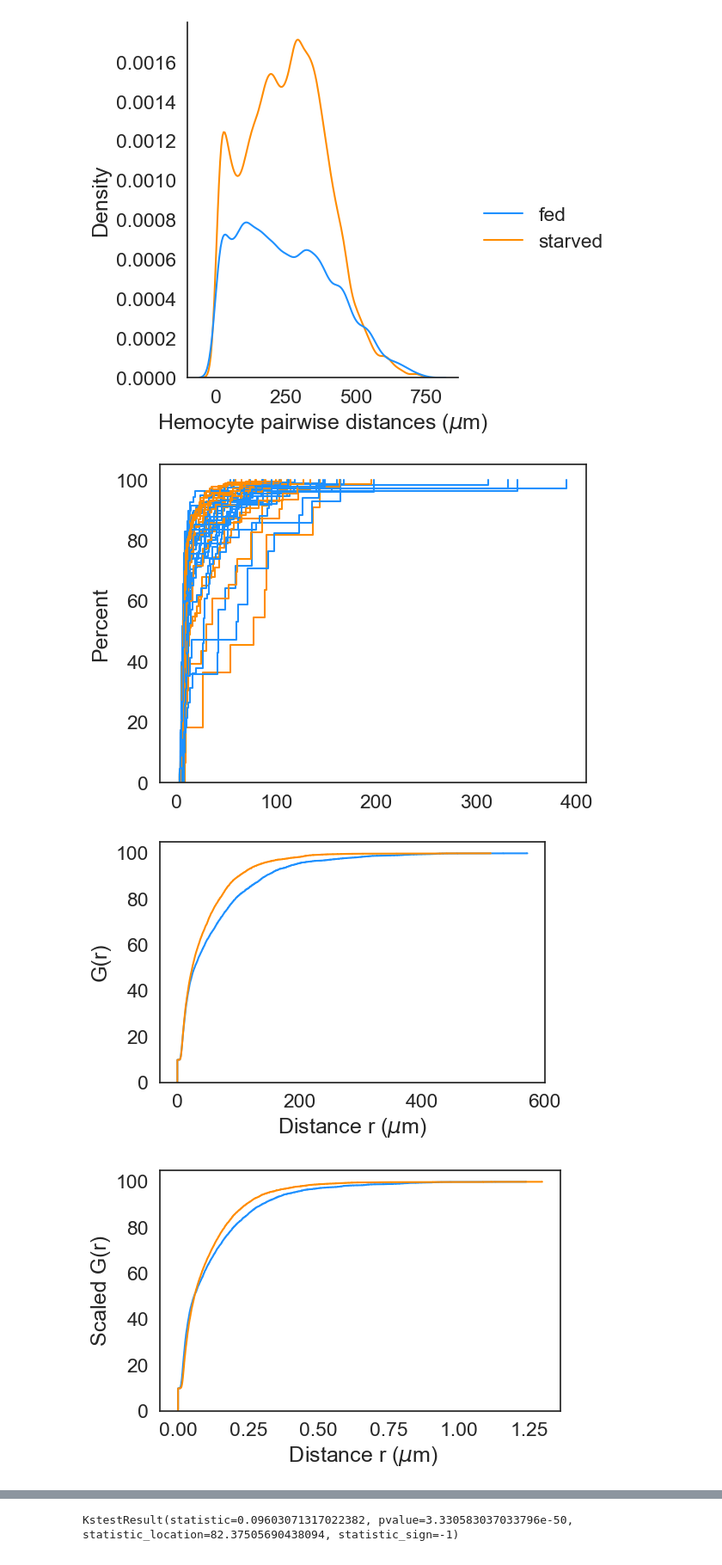
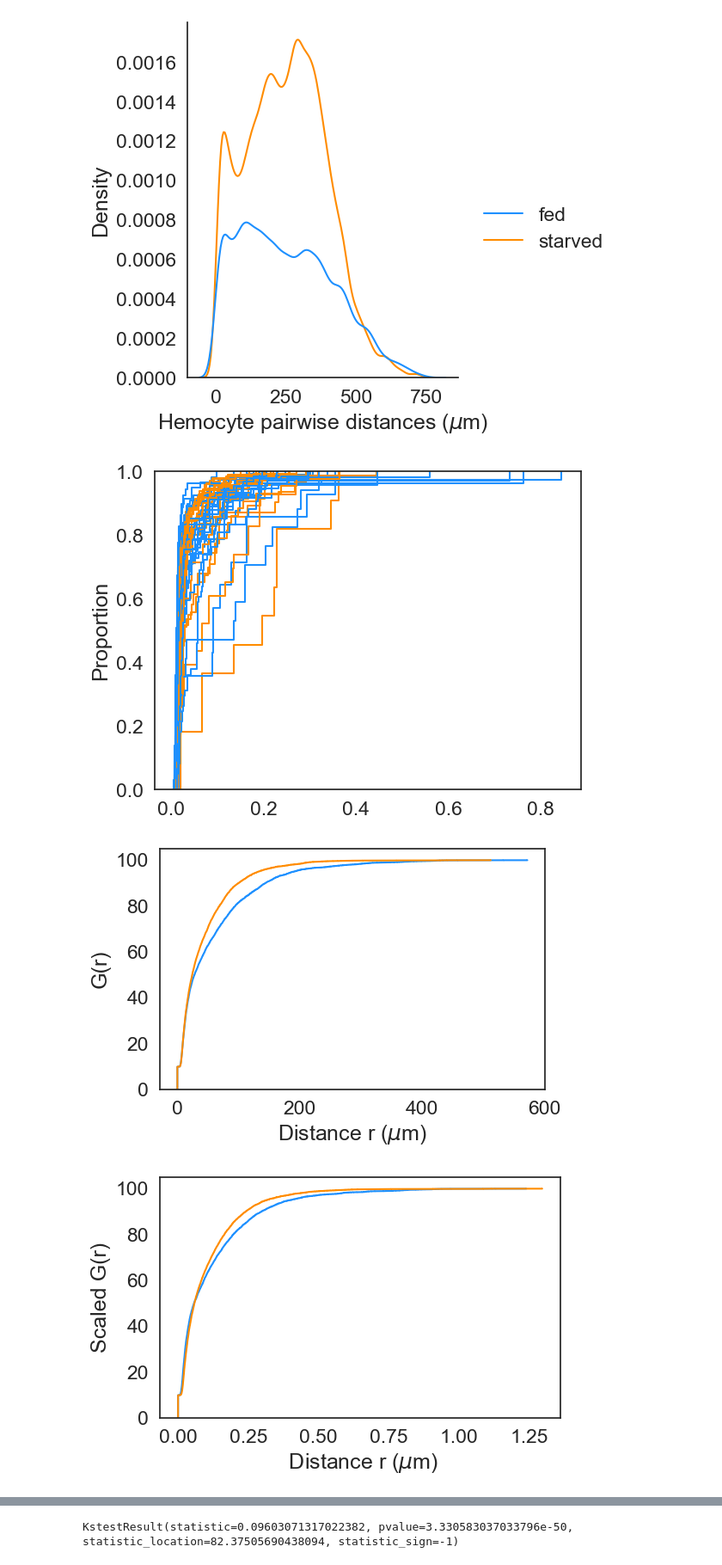
Before and after one commit to McCallLabBU/hemocyte_recruitment_image_quantification, a Jupyter notebook: code/nearest_neighbors_midsections.ipynb, the cells around one changed output, grey strips where cells are left out. Shown at 86% size. Drawn from its saved outputs; the diff is of its cells as text; code cells hidden in the pictures.

```diff
--- a/code/nearest_neighbors_midsections.ipynb
+++ b/code/nearest_neighbors_midsections.ipynb
@@ -88,47 +88,45 @@ for section in hemocyte_coordinates['Image'].unique():
     distances_scaled = distances/np.sqrt(hemocyte_coordinates[hemocyte_coordinates['Image'] == section]['abdomen_area'].iloc[0])
 
     if hemocyte_coordinates[hemocyte_coordinates['Image'] == section]['condition'].unique()[0] == "Fed":
-        sns.ecdfplot(distances[:,1],color="dodgerblue", stat="percent")
+        sns.ecdfplot(distances_scaled[:,1],color="dodgerblue", stat="proportion")
         nn_distances_fed.append(distances.ravel())
-
         nn_distances_fed_scaled.append(distances_scaled.ravel())
 
     else:
-        sns.ecdfplot(distances[:,1],color="darkorange", stat="percent")
+        sns.ecdfplot(distances_scaled[:,1],color="darkorange", stat="proportion")
         nn_distances_starved.append(distances.ravel())
-
         nn_distances_starved_scaled.append(distances_scaled.ravel())
     #break
 
 fig, ax = plt.subplots(figsize=(6,4))
 nn_distances_fed_flat = [i for ic in nn_distances_fed for i in ic]
 nn_distances_starved_flat = [i for ic in nn_distances_starved for i in ic]
 
 sns.ecdfplot(nn_distances_fed_flat, color="dodgerblue",stat='percent', ax=ax)
 sns.ecdfplot(nn_distances_starved_flat, color="darkorange",stat='percent',ax=ax)
 ax.set_xlabel("Distance r ($\mu$m)")
 ax.set_ylabel("G(r)")
 
 
 fig.tight_layout()
 fig.savefig(outputs.joinpath("gfunction.png"))
 
 
 
 fig, ax = plt.subplots(figsize=(6,4))
 nn_distances_fed_flat_scaled = [i for ic in nn_distances_fed_scaled for i in ic]
 nn_distances_starved_flat_scaled = [i for ic in nn_distances_starved_scaled for i in ic]
 
 sns.ecdfplot(nn_distances_fed_flat_scaled, color="dodgerblue",stat='percent', ax=ax)
 sns.ecdfplot(nn_distances_starved_flat_scaled, color="darkorange",stat='percent',ax=ax)
 ax.set_xlabel(" Distance r ($\mu$m)")
 ax.set_ylabel("Scaled G(r)")
 
 
 fig.tight_layout()
 fig.savefig(outputs.joinpath("gfunction_scaled.png"))
 # %% [output]
-[figure, old version]
+[figure, new version]
 [figure]
 [figure]
 # %%
```
Also changed, not shown: parts of 7 cells of this notebook.
